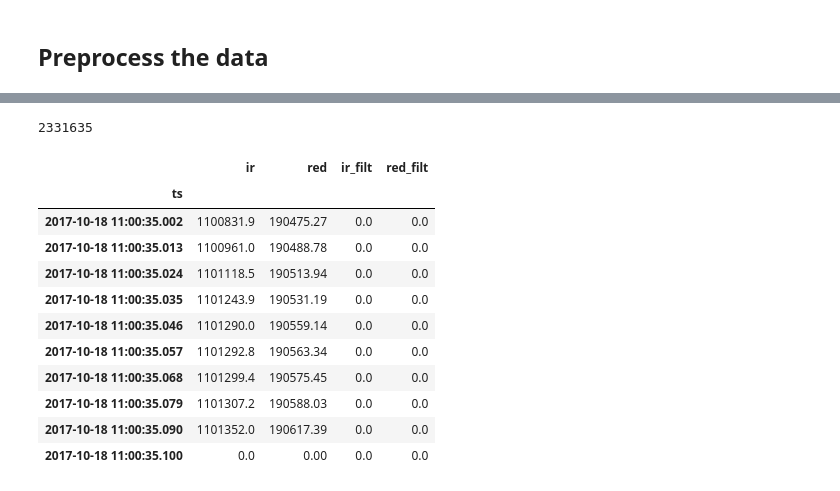
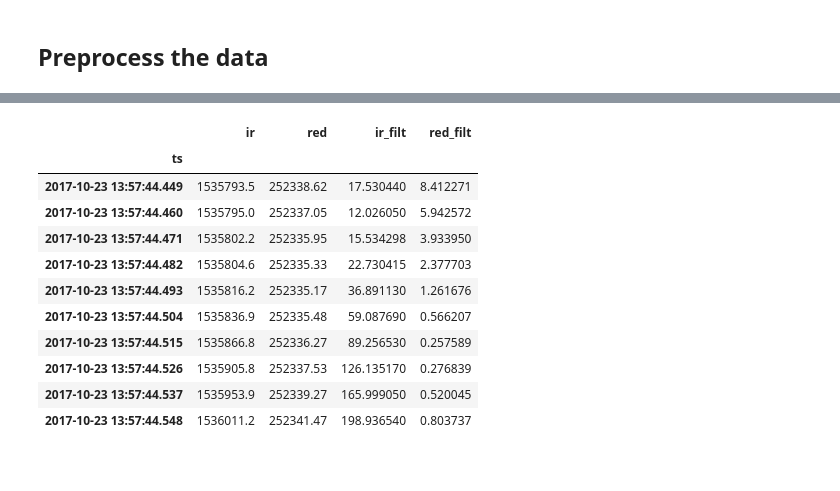
Before and after one commit to TeamCanaria/DataAnalysis, a Jupyter notebook: Analysing_rob_data.ipynb, the cells around one changed output, grey strips where cells are left out. Drawn from its saved outputs; the diff is of its cells as text; code cells hidden in the pictures.

Commit message:
Plot and clean data

```diff
--- a/Analysing_rob_data.ipynb
+++ b/Analysing_rob_data.ipynb
@@ -62,29 +61,19 @@ rob_data.head(10)
-# %%
-# Find out the index which does not have any data
-count = 0
-for i in rob_data.ir:
-    if i == 0.0:
-        count = count + 1
-count
-# %% [output]
-2331635
 # %%
-rob_data = rob_data.iloc[2635307:]
 rob_data['ts'] = pd.to_datetime(rob_data['ts'])
 rob_data.index = rob_data['ts']
 del rob_data['ts']
 # %%
-rob_data.head(10)
+rob_data.tail(10)
 # %% [output]
 |  | ir | red | ir_filt | red_filt |
 | ts |  |  |  |  |
-| 2017-10-18 11:00:35.002 | 1100831.9 | 190475.27 | 0.0 | 0.0 |
-| 2017-10-18 11:00:35.013 | 1100961.0 | 190488.78 | 0.0 | 0.0 |
-| 2017-10-18 11:00:35.024 | 1101118.5 | 190513.94 | 0.0 | 0.0 |
-| 2017-10-18 11:00:35.035 | 1101243.9 | 190531.19 | 0.0 | 0.0 |
-| 2017-10-18 11:00:35.046 | 1101290.0 | 190559.14 | 0.0 | 0.0 |
-| 2017-10-18 11:00:35.057 | 1101292.8 | 190563.34 | 0.0 | 0.0 |
-| 2017-10-18 11:00:35.068 | 1101299.4 | 190575.45 | 0.0 | 0.0 |
-| 2017-10-18 11:00:35.079 | 1101307.2 | 190588.03 | 0.0 | 0.0 |
-| 2017-10-18 11:00:35.090 | 1101352.0 | 190617.39 | 0.0 | 0.0 |
-| 2017-10-18 11:00:35.100 | 0.0 | 0.00 | 0.0 | 0.0 |
+| 2017-10-23 13:57:44.449 | 1535793.5 | 252338.62 | 17.530440 | 8.412271 |
+| 2017-10-23 13:57:44.460 | 1535795.0 | 252337.05 | 12.026050 | 5.942572 |
+| 2017-10-23 13:57:44.471 | 1535802.2 | 252335.95 | 15.534298 | 3.933950 |
+| 2017-10-23 13:57:44.482 | 1535804.6 | 252335.33 | 22.730415 | 2.377703 |
+| 2017-10-23 13:57:44.493 | 1535816.2 | 252335.17 | 36.891130 | 1.261676 |
+| 2017-10-23 13:57:44.504 | 1535836.9 | 252335.48 | 59.087690 | 0.566207 |
+| 2017-10-23 13:57:44.515 | 1535866.8 | 252336.27 | 89.256530 | 0.257589 |
+| 2017-10-23 13:57:44.526 | 1535905.8 | 252337.53 | 126.135170 | 0.276839 |
+| 2017-10-23 13:57:44.537 | 1535953.9 | 252339.27 | 165.999050 | 0.520045 |
+| 2017-10-23 13:57:44.548 | 1536011.2 | 252341.47 | 198.936540 | 0.803737 |
```
Also changed, not shown: parts of 14 cells of this notebook.
